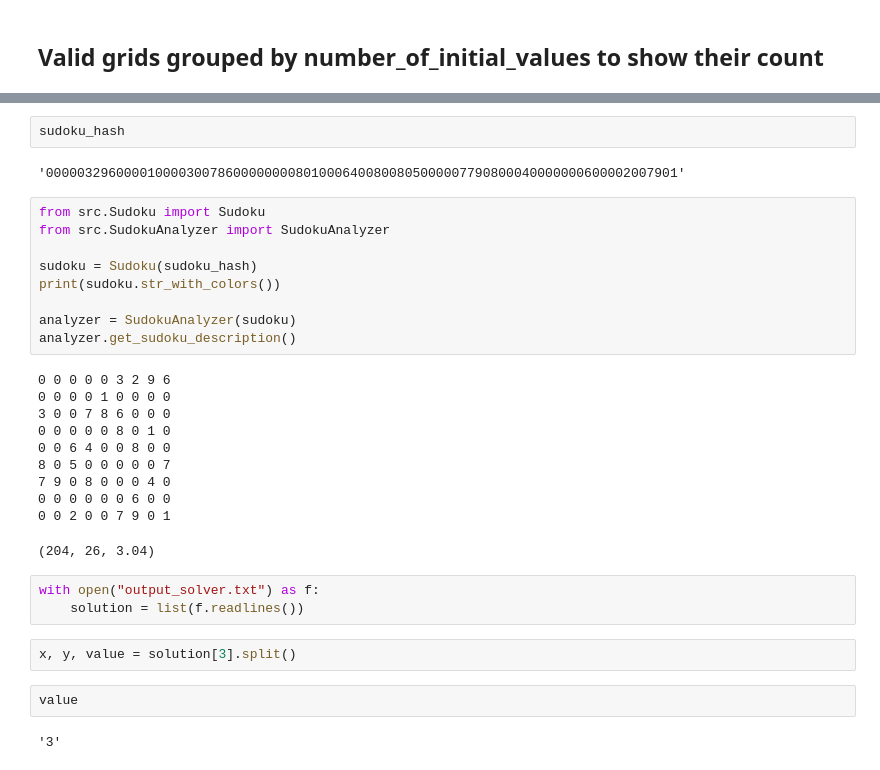
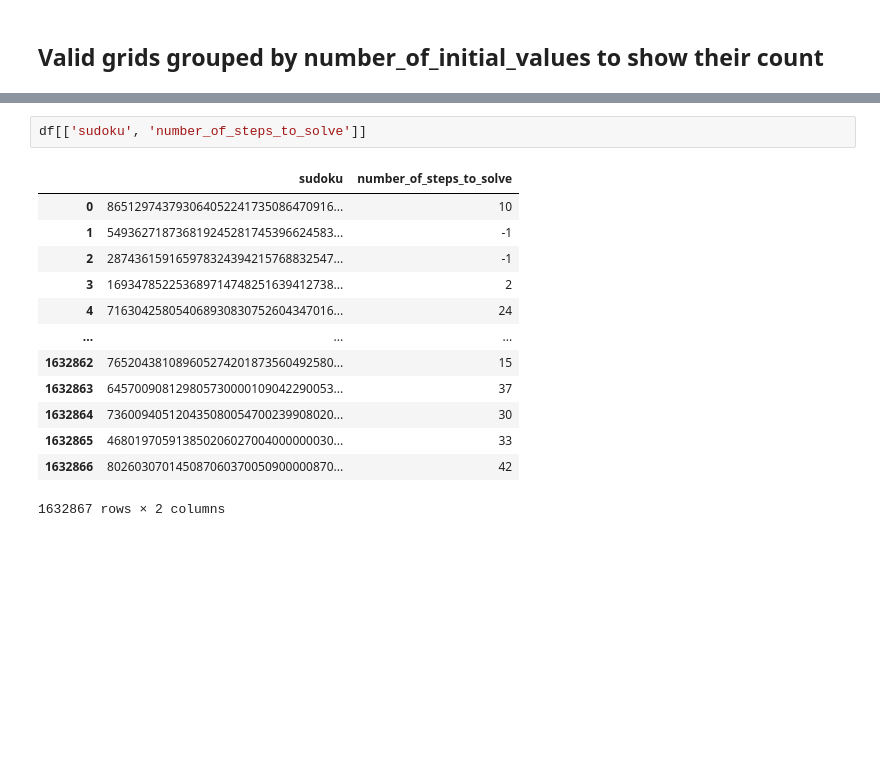
Before and after one commit to Adik8688/sudoku_major_project, a Jupyter notebook: analysis.ipynb, the cells around one changed output, grey strips where cells are left out. Drawn from its saved outputs; the diff is of its cells as text; blank space fills up the shorter version.

```diff
--- a/analysis.ipynb
+++ b/analysis.ipynb
@@ -307,33 +201,16 @@ sudoku_hash = line.split(";")[0]
-# %%
-sudoku_hash
-# %% [output]
-'000003296000010000300786000000008010006400800805000007790800040000000600002007901'
-# %%
-from src.Sudoku import Sudoku
-from src.SudokuAnalyzer import SudokuAnalyzer
-
-sudoku = Sudoku(sudoku_hash)
-print(sudoku.str_with_colors())
-
-analyzer = SudokuAnalyzer(sudoku)
-analyzer.get_sudoku_description()
-# %% [output]
-0 0 0 0 0 3 2 9 6
-0 0 0 0 1 0 0 0 0
-3 0 0 7 8 6 0 0 0
-0 0 0 0 0 8 0 1 0
-0 0 6 4 0 0 8 0 0
-8 0 5 0 0 0 0 0 7
-7 9 0 8 0 0 0 4 0
-0 0 0 0 0 0 6 0 0
-0 0 2 0 0 7 9 0 1
-(204, 26, 3.04)
-# %%
-with open("output_solver.txt") as f:
-    solution = list(f.readlines())
-# %%
-x, y, value = solution[3].split()
-# %%
-value
-# %% [output]
-'3'
+# %%
+df[['sudoku', 'number_of_steps_to_solve']]
+# %% [output]
+|  | sudoku | number_of_steps_to_solve |
+| 0 | 865129743793064052241735086470916... | 10 |
+| 1 | 549362718736819245281745396624583... | -1 |
+| 2 | 287436159165978324394215768832547... | -1 |
+| 3 | 169347852253689714748251639412738... | 2 |
+| 4 | 716304258054068930830752604347016... | 24 |
+| ... | ... | ... |
+| 1632862 | 765204381089605274201873560492580... | 15 |
+| 1632863 | 645700908129805730000109042290053... | 37 |
+| 1632864 | 736009405120435080054700239908020... | 30 |
+| 1632865 | 468019705913850206027004000000030... | 33 |
+| 1632866 | 802603070145087060370050900000870... | 42 |
+1632867 rows × 2 columns
```
Also changed, not shown: parts of 17 cells of this notebook, 14 other files.
